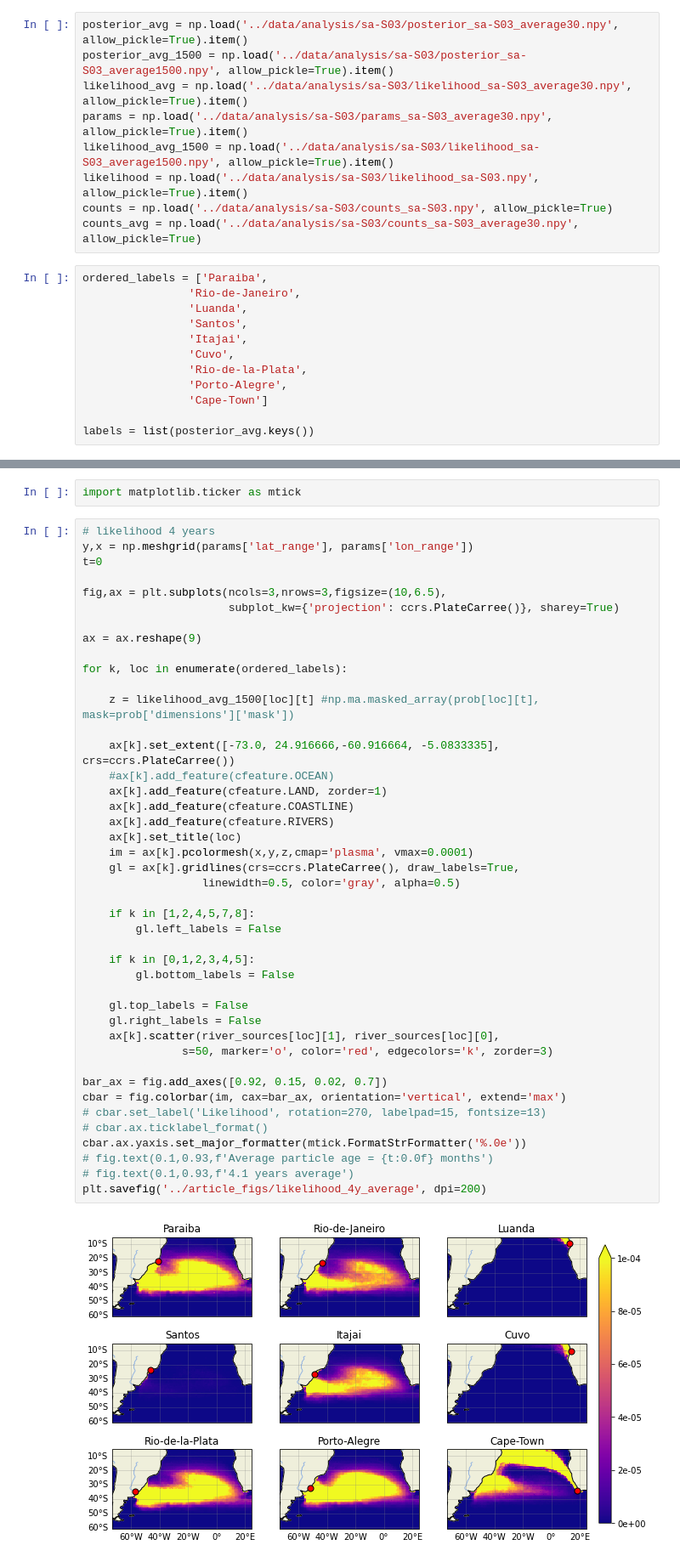
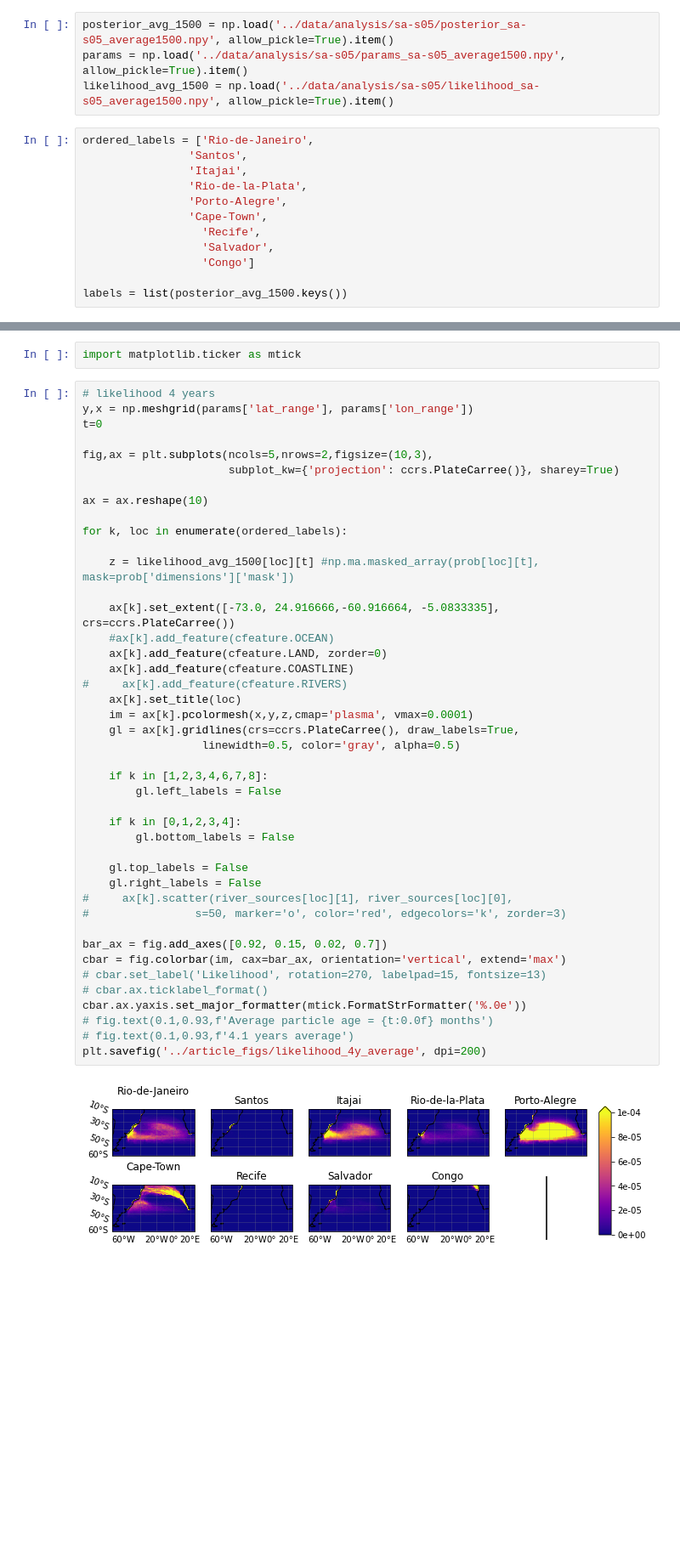
Before and after one commit to OceanParcels/BayesianAnalysis_SouthAtlantic, a Jupyter notebook: notebooks/article_plots.ipynb, the cells around one changed output, grey strips where cells are left out. Shown: that part at 85% size. Cells and saved outputs as stored; diff of their text form; blank space fills up the shorter version.

Commit message:
debbug Paraiba.

```diff
--- a/notebooks/article_plots.ipynb
+++ b/notebooks/article_plots.ipynb
@@ -16,23 +16,18 @@ import matplotlib.gridspec as gridspec
 # %%
 river_sources = np.load('../river_sources.npy', allow_pickle=True).item()
 # %%
-posterior_avg = np.load('../data/analysis/sa-S03/posterior_sa-S03_average30.npy', allow_pickle=True).item()
-posterior_avg_1500 = np.load('../data/analysis/sa-S03/posterior_sa-S03_average1500.npy', allow_pickle=True).item()
-likelihood_avg = np.load('../data/analysis/sa-S03/likelihood_sa-S03_average30.npy', allow_pickle=True).item()
-params = np.load('../data/analysis/sa-S03/params_sa-S03_average30.npy', allow_pickle=True).item()
-likelihood_avg_1500 = np.load('../data/analysis/sa-S03/likelihood_sa-S03_average1500.npy', allow_pickle=True).item()
-likelihood = np.load('../data/analysis/sa-S03/likelihood_sa-S03.npy', allow_pickle=True).item()
-counts = np.load('../data/analysis/sa-S03/counts_sa-S03.npy', allow_pickle=True)
-counts_avg = np.load('../data/analysis/sa-S03/counts_sa-S03_average30.npy', allow_pickle=True)
+posterior_avg_1500 = np.load('../data/analysis/sa-s05/posterior_sa-s05_average1500.npy', allow_pickle=True).item()
+params = np.load('../data/analysis/sa-s05/params_sa-s05_average1500.npy', allow_pickle=True).item()
+likelihood_avg_1500 = np.load('../data/analysis/sa-s05/likelihood_sa-s05_average1500.npy', allow_pickle=True).item()
 # %%
-ordered_labels = ['Paraiba',
-                'Rio-de-Janeiro',
-                'Luanda',
+ordered_labels = ['Rio-de-Janeiro',
                 'Santos',
                 'Itajai',
-                'Cuvo',
                 'Rio-de-la-Plata',
                 'Porto-Alegre',
-                'Cape-Town']
+                'Cape-Town',
+                  'Recife',
+                  'Salvador',
+                  'Congo']
 
-labels = list(posterior_avg.keys())
+labels = list(posterior_avg_1500.keys())
@@ -45,43 +52,43 @@ import matplotlib.ticker as mtick
 y,x = np.meshgrid(params['lat_range'], params['lon_range'])
 t=0
 
-fig,ax = plt.subplots(ncols=3,nrows=3,figsize=(10,6.5),
+fig,ax = plt.subplots(ncols=5,nrows=2,figsize=(10,3),
                       subplot_kw={'projection': ccrs.PlateCarree()}, sharey=True)
 
-ax = ax.reshape(9)
+ax = ax.reshape(10)
 
 for k, loc in enumerate(ordered_labels):
 
     z = likelihood_avg_1500[loc][t] #np.ma.masked_array(prob[loc][t], mask=prob['dimensions']['mask'])
 
     ax[k].set_extent([-73.0, 24.916666,-60.916664, -5.0833335], crs=ccrs.PlateCarree())
     #ax[k].add_feature(cfeature.OCEAN)
-    ax[k].add_feature(cfeature.LAND, zorder=1)
+    ax[k].add_feature(cfeature.LAND, zorder=0)
     ax[k].add_feature(cfeature.COASTLINE)
-    ax[k].add_feature(cfeature.RIVERS)
+#     ax[k].add_feature(cfeature.RIVERS)
     ax[k].set_title(loc)
     im = ax[k].pcolormesh(x,y,z,cmap='plasma', vmax=0.0001)
     gl = ax[k].gridlines(crs=ccrs.PlateCarree(), draw_labels=True,
                   linewidth=0.5, color='gray', alpha=0.5)
 
-    if k in [1,2,4,5,7,8]:
+    if k in [1,2,3,4,6,7,8]:
         gl.left_labels = False
 
-    if k in [0,1,2,3,4,5]:
+    if k in [0,1,2,3,4]:
         gl.bottom_labels = False
 
     gl.top_labels = False
     gl.right_labels = False
-    ax[k].scatter(river_sources[loc][1], river_sources[loc][0],
-               s=50, marker='o', color='red', edgecolors='k', zorder=3)
+#     ax[k].scatter(river_sources[loc][1], river_sources[loc][0],
+#                s=50, marker='o', color='red', edgecolors='k', zorder=3)
 
 bar_ax = fig.add_axes([0.92, 0.15, 0.02, 0.7])
 cbar = fig.colorbar(im, cax=bar_ax, orientation='vertical', extend='max')
 # cbar.set_label('Likelihood', rotation=270, labelpad=15, fontsize=13)
 # cbar.ax.ticklabel_format()
 cbar.ax.yaxis.set_major_formatter(mtick.FormatStrFormatter('%.0e'))
 # fig.text(0.1,0.93,f'Average particle age = {t:0.0f} months')
 # fig.text(0.1,0.93,f'4.1 years average')
 plt.savefig('../article_figs/likelihood_4y_average', dpi=200)
 # %% [output]
-[figure, old version]
+[figure, new version]
```
Also changed, not shown: parts of 3 cells of this notebook, 4 other files.
